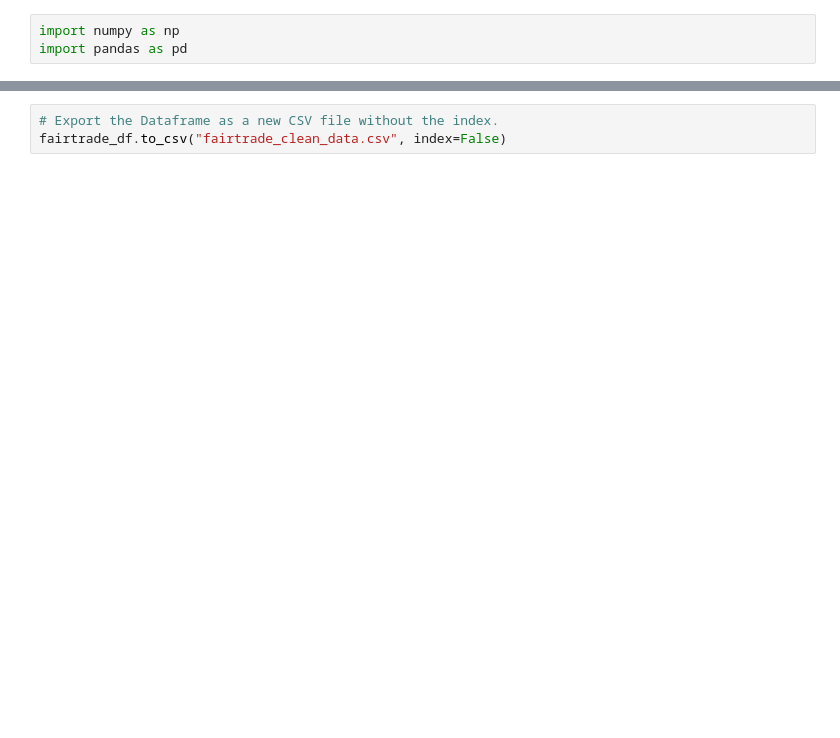
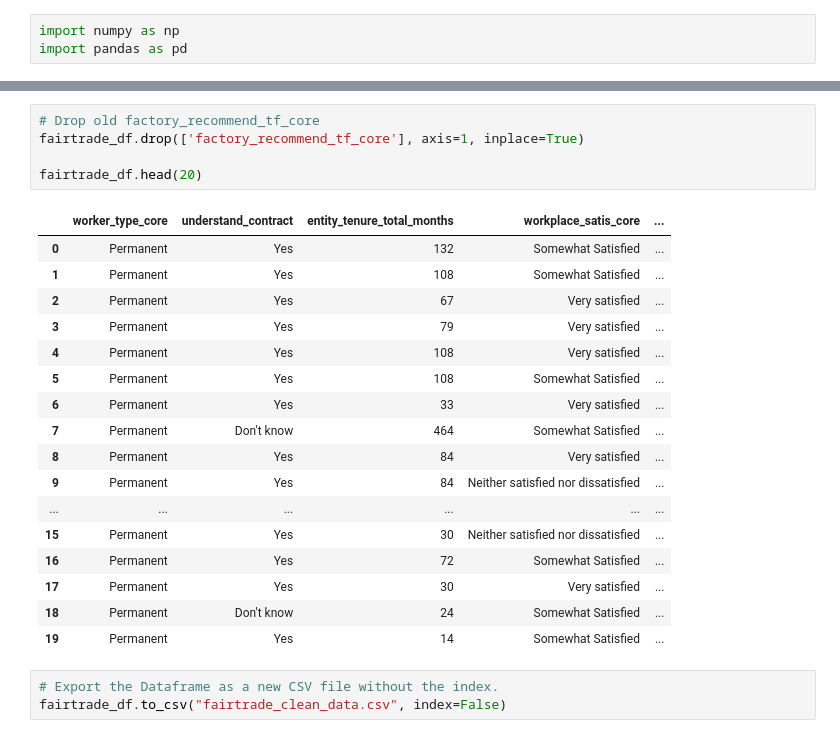
Before and after one commit to andreabassetti/fairtrade, a Jupyter notebook: fairtrade_clean_data.ipynb, the cells around one changed output, grey strips where cells are left out. Cells and saved outputs as stored; diff of their text form; blank space fills up the shorter version.

```diff
--- a/fairtrade_clean_data.ipynb
+++ b/fairtrade_clean_data.ipynb
@@ -131,3 +180,26 @@ fairtrade_df.head(10)
+# %%
+# Drop old factory_recommend_tf_core
+fairtrade_df.drop(['factory_recommend_tf_core'], axis=1, inplace=True)
+
+fairtrade_df.head(20)
+# %% [output]
+|  | worker_type_core | understand_contract | entity_tenure_total_months | workplace_satis_core | ... |
+| 0 | Permanent | Yes | 132 | Somewhat Satisfied | ... |
+| 1 | Permanent | Yes | 108 | Somewhat Satisfied | ... |
+| 2 | Permanent | Yes | 67 | Very satisfied | ... |
+| 3 | Permanent | Yes | 79 | Very satisfied | ... |
+| 4 | Permanent | Yes | 108 | Very satisfied | ... |
+| 5 | Permanent | Yes | 108 | Somewhat Satisfied | ... |
+| 6 | Permanent | Yes | 33 | Very satisfied | ... |
+| 7 | Permanent | Don't know | 464 | Somewhat Satisfied | ... |
+| 8 | Permanent | Yes | 84 | Very satisfied | ... |
+| 9 | Permanent | Yes | 84 | Neither satisfied nor dissatisfied | ... |
+| ... | ... | ... | ... | ... | ... |
+| 15 | Permanent | Yes | 30 | Neither satisfied nor dissatisfied | ... |
+| 16 | Permanent | Yes | 72 | Somewhat Satisfied | ... |
+| 17 | Permanent | Yes | 30 | Very satisfied | ... |
+| 18 | Permanent | Don't know | 24 | Somewhat Satisfied | ... |
+| 19 | Permanent | Yes | 14 | Somewhat Satisfied | ... |
 # %%
 # Export the Dataframe as a new CSV file without the index.
 fairtrade_df.to_csv("fairtrade_clean_data.csv", index=False)
```
Also changed, not shown: parts of 9 cells of this notebook.
